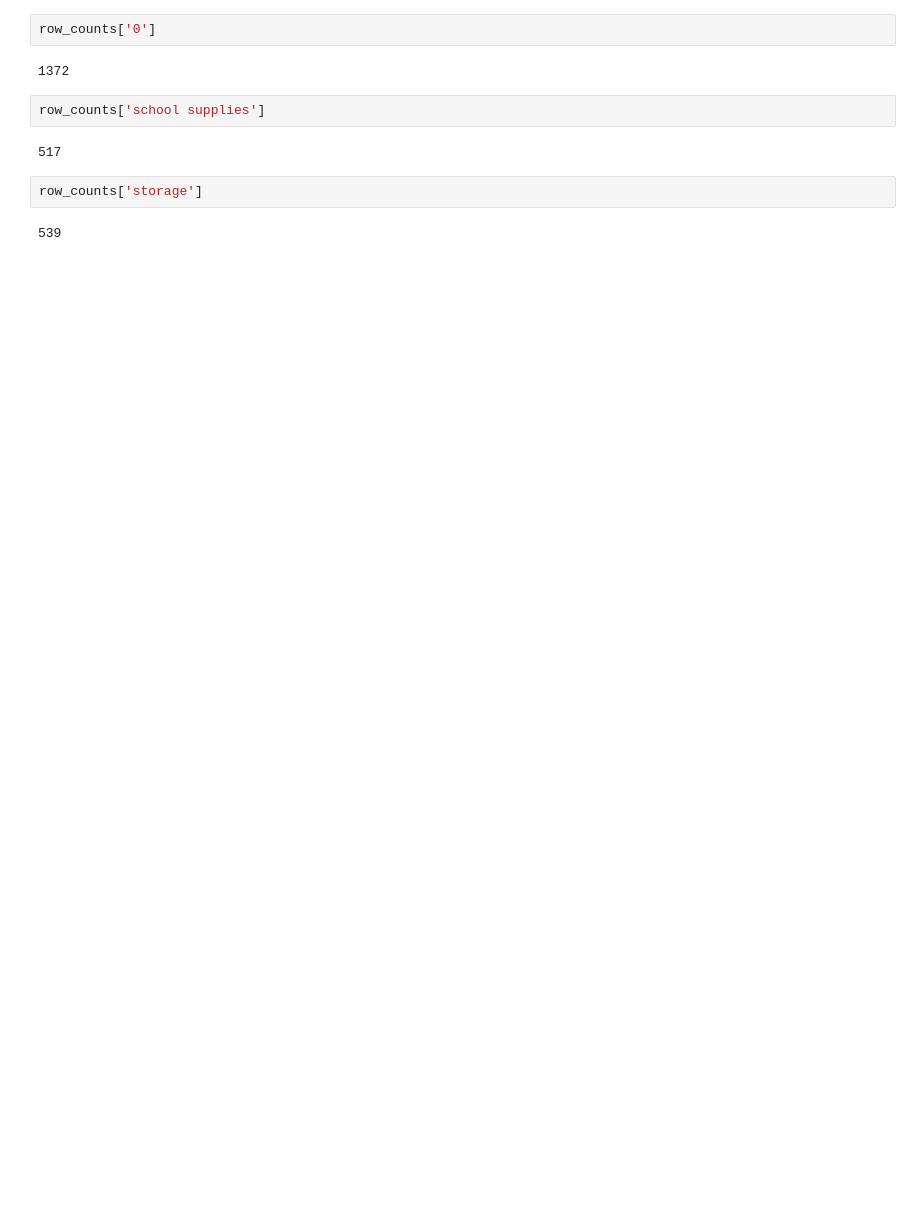
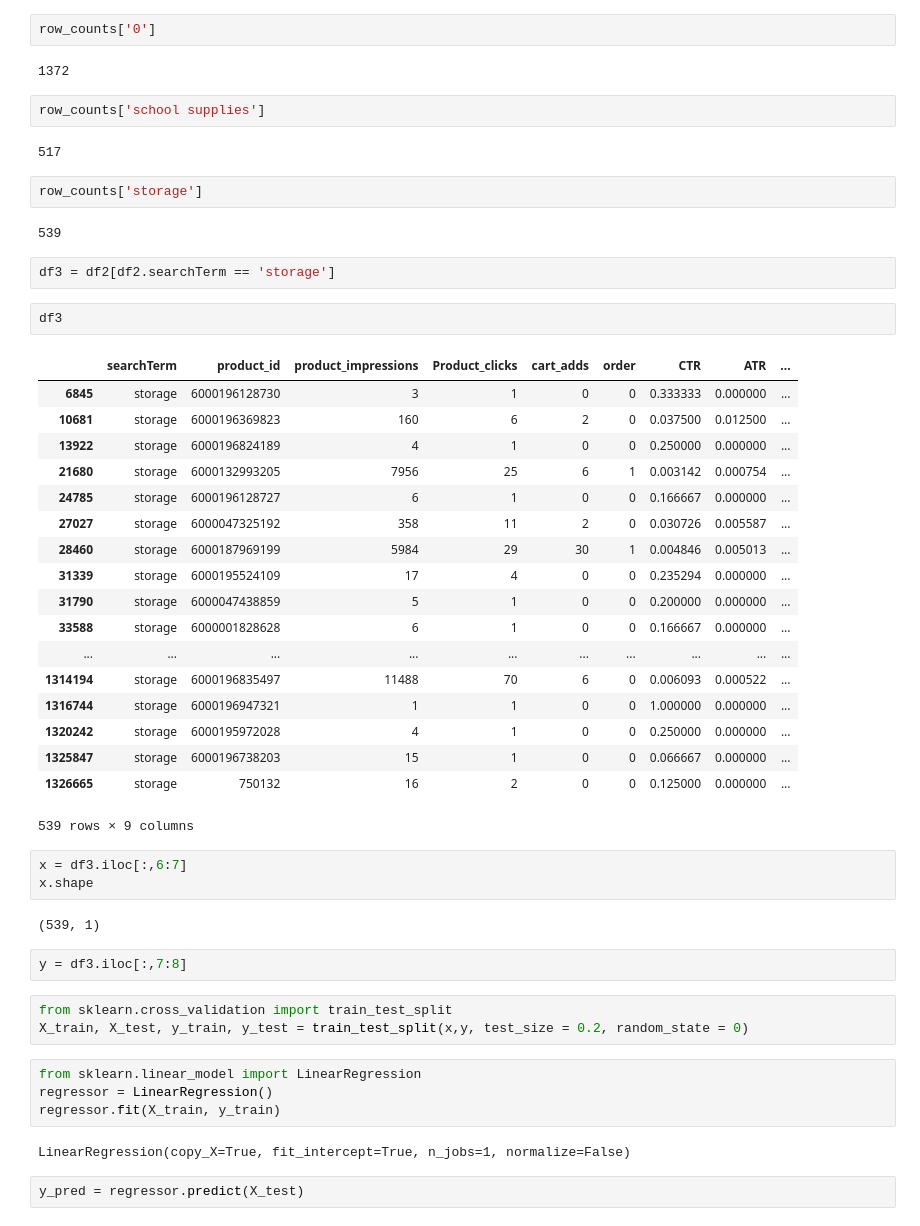
Before and after one commit to hemanthpratury/Walmart--Search-Optimization-and-recommendations, a Jupyter notebook: 256 Project Data Preprocessing.ipynb, the cells around one changed output. Saved outputs shown, nothing was run; the diff lists cells and outputs as text; blank space fills up the shorter version.

```diff
--- a/256 Project Data Preprocessing.ipynb
+++ b/256 Project Data Preprocessing.ipynb
@@ -167,3 +183,44 @@ row_counts['school supplies']
 row_counts['storage']
 # %% [output]
 539
+# %%
+df3 = df2[df2.searchTerm == 'storage']
+# %%
+df3
+# %% [output]
+|  | searchTerm | product_id | product_impressions | Product_clicks | cart_adds | order | CTR | ATR | ... |
+| 6845 | storage | 6000196128730 | 3 | 1 | 0 | 0 | 0.333333 | 0.000000 | ... |
+| 10681 | storage | 6000196369823 | 160 | 6 | 2 | 0 | 0.037500 | 0.012500 | ... |
+| 13922 | storage | 6000196824189 | 4 | 1 | 0 | 0 | 0.250000 | 0.000000 | ... |
+| 21680 | storage | 6000132993205 | 7956 | 25 | 6 | 1 | 0.003142 | 0.000754 | ... |
+| 24785 | storage | 6000196128727 | 6 | 1 | 0 | 0 | 0.166667 | 0.000000 | ... |
+| 27027 | storage | 6000047325192 | 358 | 11 | 2 | 0 | 0.030726 | 0.005587 | ... |
+| 28460 | storage | 6000187969199 | 5984 | 29 | 30 | 1 | 0.004846 | 0.005013 | ... |
+| 31339 | storage | 6000195524109 | 17 | 4 | 0 | 0 | 0.235294 | 0.000000 | ... |
+| 31790 | storage | 6000047438859 | 5 | 1 | 0 | 0 | 0.200000 | 0.000000 | ... |
+| 33588 | storage | 6000001828628 | 6 | 1 | 0 | 0 | 0.166667 | 0.000000 | ... |
+| ... | ... | ... | ... | ... | ... | ... | ... | ... | ... |
+| 1314194 | storage | 6000196835497 | 11488 | 70 | 6 | 0 | 0.006093 | 0.000522 | ... |
+| 1316744 | storage | 6000196947321 | 1 | 1 | 0 | 0 | 1.000000 | 0.000000 | ... |
+| 1320242 | storage | 6000195972028 | 4 | 1 | 0 | 0 | 0.250000 | 0.000000 | ... |
+| 1325847 | storage | 6000196738203 | 15 | 1 | 0 | 0 | 0.066667 | 0.000000 | ... |
+| 1326665 | storage | 750132 | 16 | 2 | 0 | 0 | 0.125000 | 0.000000 | ... |
+539 rows × 9 columns
+# %%
+x = df3.iloc[:,6:7]
+x.shape
+# %% [output]
+(539, 1)
+# %%
+y = df3.iloc[:,7:8]
+# %%
+from sklearn.cross_validation import train_test_split
+X_train, X_test, y_train, y_test = train_test_split(x,y, test_size = 0.2, random_state = 0)
+# %%
+from sklearn.linear_model import LinearRegression
+regressor = LinearRegression()
+regressor.fit(X_train, y_train)
+# %% [output]
+LinearRegression(copy_X=True, fit_intercept=True, n_jobs=1, normalize=False)
+# %%
+y_pred = regressor.predict(X_test)
```
Also changed, not shown: parts of 4 cells of this notebook, 1 other file.
